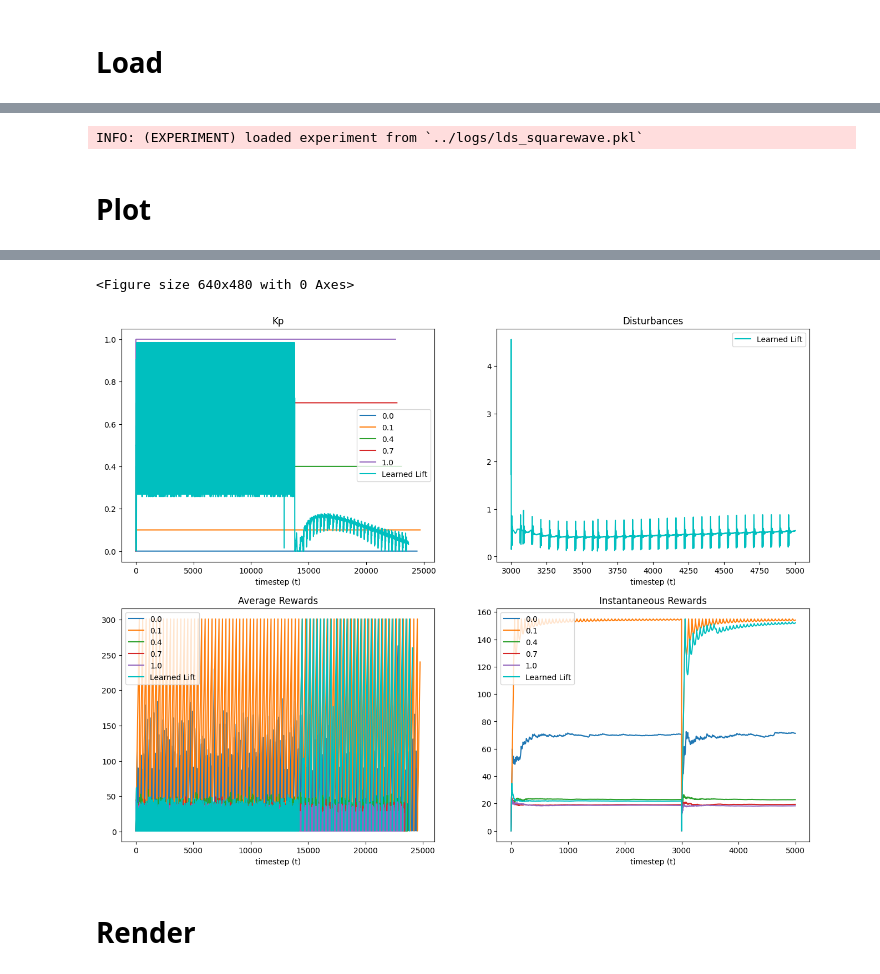
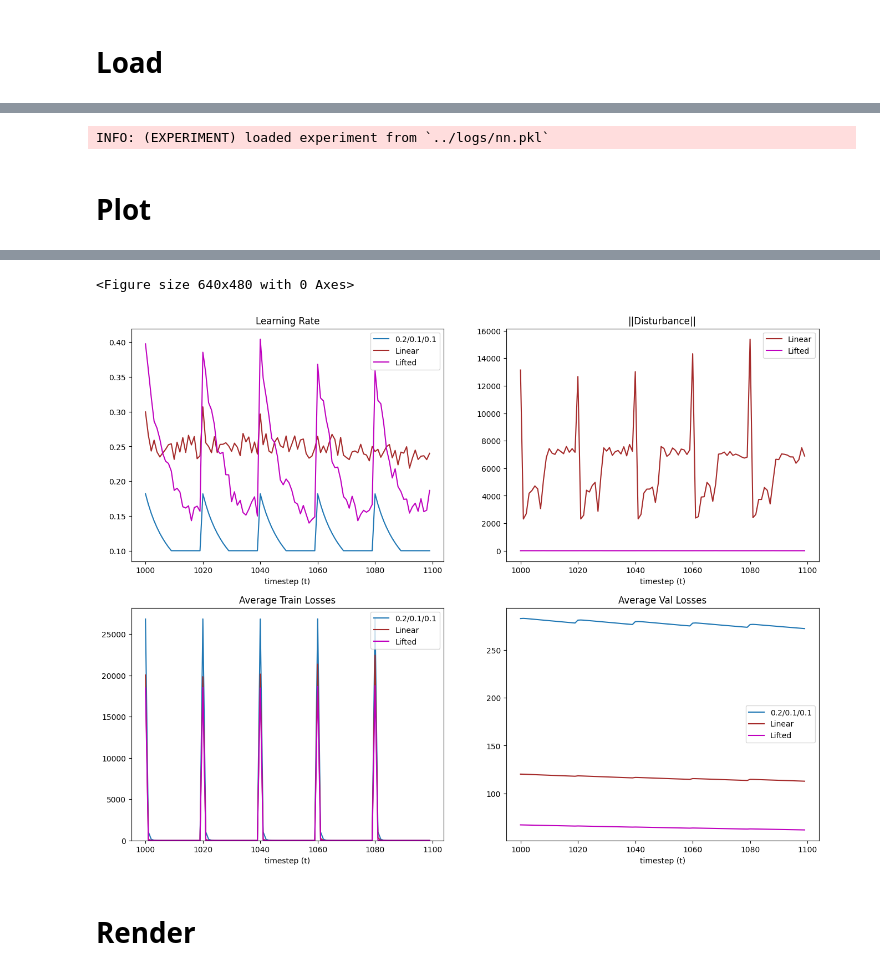
Before and after one commit to edogariu/extravaganza, a Jupyter notebook: experiments/visualization.ipynb, the cells around one changed output, grey strips where cells are left out. Drawn from its saved outputs; the diff is of its cells as text; code cells hidden in the pictures.

```diff
--- a/experiments/visualization.ipynb
+++ b/experiments/visualization.ipynb
@@ -36,9 +45,9 @@ Experiments we can load:
 # %%
-name = 'lds_squarewave'
+name = 'nn'
 filename = '../logs/{}.pkl'.format(name)
 experiment = Experiment.load(filename)
 # %% [output]
-INFO: (EXPERIMENT) loaded experiment from `../logs/lds_squarewave.pkl`
+INFO: (EXPERIMENT) loaded experiment from `../logs/nn.pkl`
 # %% [markdown]
 # Plot
 # %%
@@ -57,11 +66,11 @@ def plot(experiment: Experiment):
         if stats is None:
             print('WARNING: {} had no stats'.format(method))
             continue
-        stats.plot(ax[0, 0], 'Kp', label=method, color=get_color(method))
-        stats.plot(ax[1, 0], 'rewards', label=method)
-        stats.plot(ax[1, 1], 'avg rewards since reset', label=method)
+        stats.plot(ax[0, 0], 'lrs', label=method, color=get_color(method))
+        stats.plot(ax[1, 0], 'trainlosses', label=method)
+        stats.plot(ax[1, 1], 'avg vallosses', label=method)
 #         i_ax = ax[n + i // 2, i % 2]
-        stats.plot(ax[0, 1], 'disturbances', label=method)
+        stats.plot(ax[0, 1], 'disturbance norms', label=method)
 #         stats.plot(i_ax, 'K @ state', label='K @ state')
 #         stats.plot(i_ax, 'M \cdot w', label='M \cdot w')
 #         stats.plot(i_ax, 'M0', label='M0')
@@ -69,12 +78,12 @@ def plot(experiment: Experiment):
 #         i_ax.legend()
 
     # (note: `ylim()` is so useful! because sometimes one thing blows up and then autoscale messes up all plots)
-    _ax = ax[0, 0]; _ax.set_title('Kp'); _ax.legend()#; ylim(_ax, -5, 20)
-    _ax = ax[0, 1]; _ax.set_title('Disturbances'); _ax.legend()#; ylim(_ax, -0.5, 0.5)
-    _ax = ax[1, 1]; _ax.set_title('Instantaneous Rewards'); _ax.legend()#; ylim(_ax, -5, 100)
-    _ax = ax[1, 0]; _ax.set_title('Average Rewards'); _ax.legend()#; ylim(_ax, -0.05, 1.)
+    _ax = ax[0, 0]; _ax.set_title('Learning Rate'); _ax.legend()#; ylim(_ax, -5, 20)
+    _ax = ax[0, 1]; _ax.set_title('||Disturbance||'); _ax.legend()#; ylim(_ax, -0.5, 0.5)
+    _ax = ax[1, 0]; _ax.set_title('Average Train Losses'); _ax.legend(); ylim(_ax, 0, 200000)
+    _ax = ax[1, 1]; _ax.set_title('Average Val Losses'); _ax.legend(); ylim(_ax, 0, 500)
     pass
 # %%
-plot(experiment)
-plt.savefig('../plots/{}.png'.format(name))
+plot(experiment[1000:1100])
+# plt.savefig('../plots/{}.png'.format(name))
 # %% [output]
@@ -101,5 +100,5 @@ WARNING: (UTILS): no hardcoded color for `1.0`. using a random one :)
 <Figure size 640x480 with 0 Axes>
-[figure, old version]
+[figure, new version]
 # %% [markdown]
 # Render
 # %%
```
Also changed, not shown: parts of 5 cells of this notebook, 43 other files.
